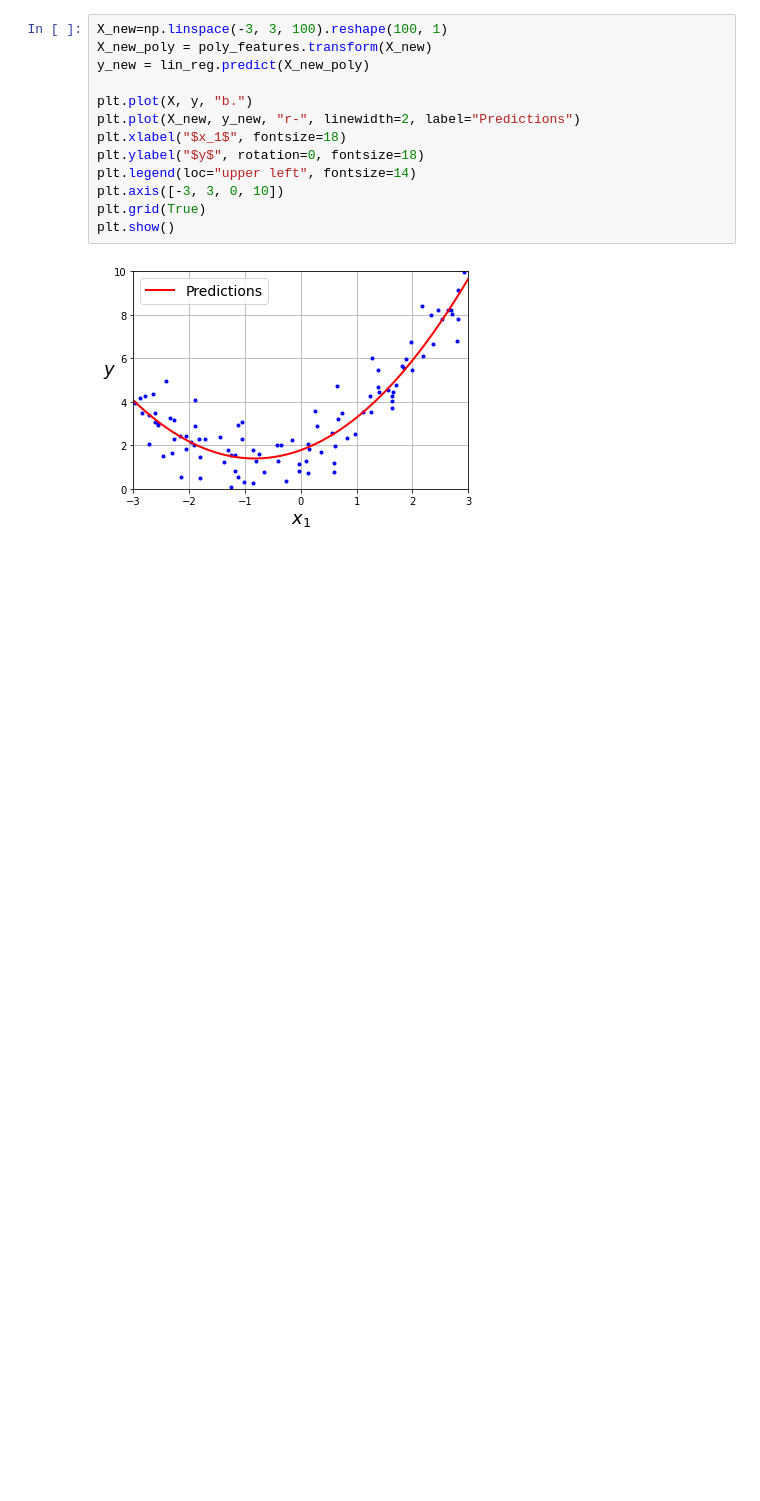
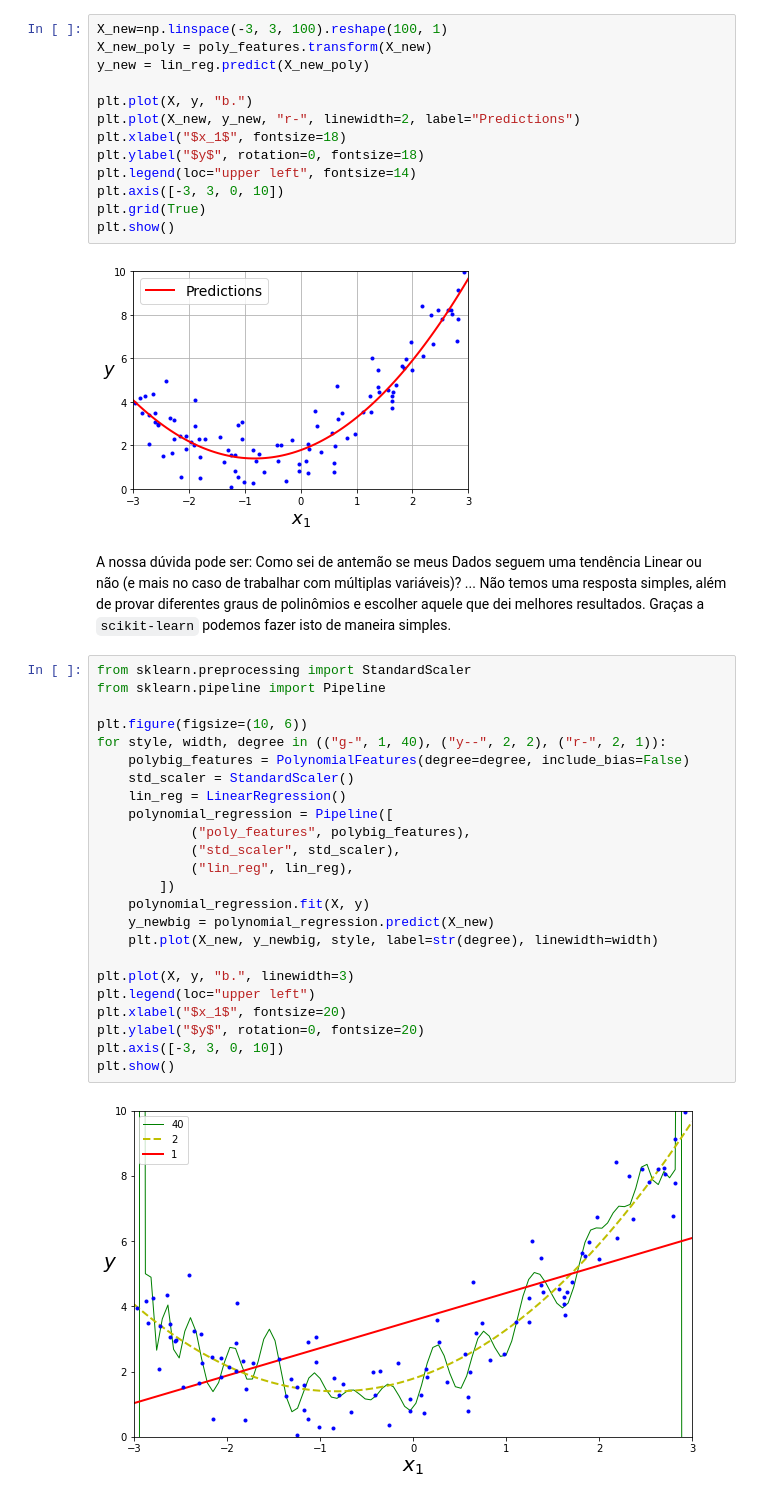
Before and after one commit to EddyGiusepe/Machine_Learning, a Jupyter notebook: 3_ML_Regression.ipynb, the cells around one changed output. Saved outputs shown, nothing was run; the diff lists cells and outputs as text; blank space fills up the shorter version.

```diff
--- a/3_ML_Regression.ipynb
+++ b/3_ML_Regression.ipynb
@@ -144,3 +149,31 @@ plt.grid(True)
 plt.show()
 # %% [output]
 [figure]
+# %% [markdown]
+A  nossa dúvida pode ser: Como sei de antemão se meus Dados seguem uma tendência Linear ou não (e mais no caso de trabalhar com múltiplas variáveis)? ... Não temos uma resposta simples, além de provar diferentes graus de polinômios e escolher aquele que dei melhores resultados. Graças a `scikit-learn` podemos fazer isto de maneira simples.
+# %%
+from sklearn.preprocessing import StandardScaler
+from sklearn.pipeline import Pipeline
+
+plt.figure(figsize=(10, 6))
+for style, width, degree in (("g-", 1, 40), ("y--", 2, 2), ("r-", 2, 1)):
+    polybig_features = PolynomialFeatures(degree=degree, include_bias=False)
+    std_scaler = StandardScaler()
+    lin_reg = LinearRegression()
+    polynomial_regression = Pipeline([
+            ("poly_features", polybig_features),
+            ("std_scaler", std_scaler),
+            ("lin_reg", lin_reg),
+        ])
+    polynomial_regression.fit(X, y)
+    y_newbig = polynomial_regression.predict(X_new)
+    plt.plot(X_new, y_newbig, style, label=str(degree), linewidth=width)
+
+plt.plot(X, y, "b.", linewidth=3)
+plt.legend(loc="upper left")
+plt.xlabel("$x_1$", fontsize=20)
+plt.ylabel("$y$", rotation=0, fontsize=20)
+plt.axis([-3, 3, 0, 10])
+plt.show()
+# %% [output]
+[figure, added]
```
Also changed, not shown: parts of 9 cells of this notebook.
